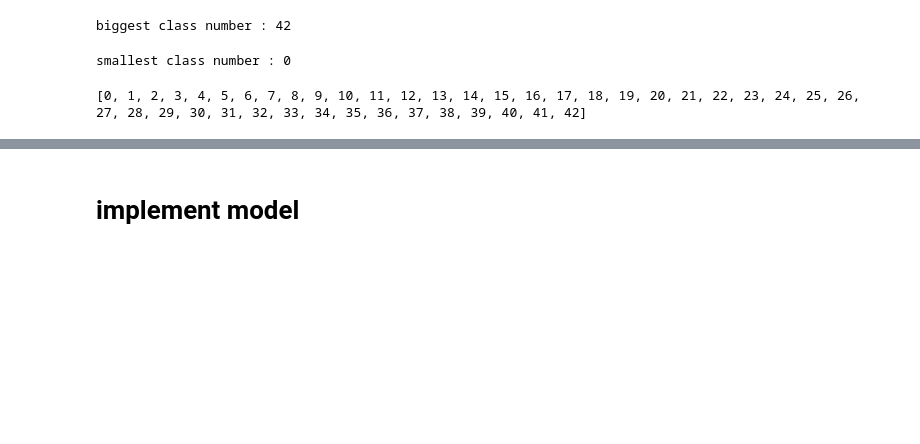
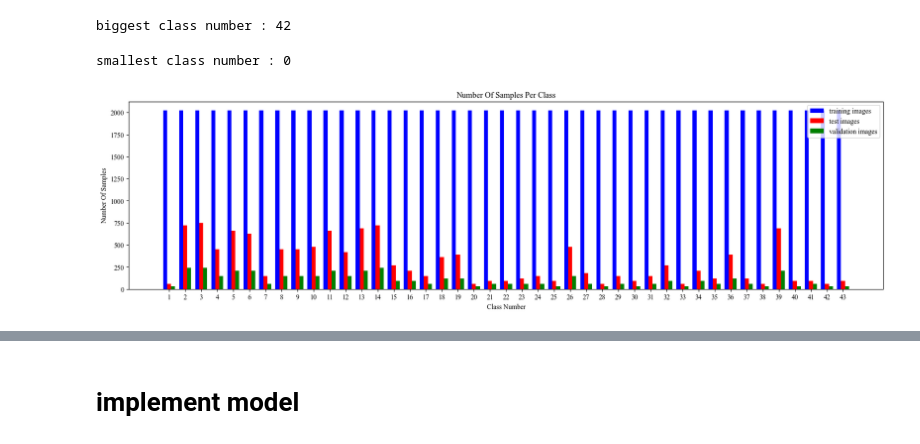
Before and after one commit to raheemahmedd/selected-2, a Jupyter notebook: traffic-signs-project.ipynb, the cells around one changed output, grey strips where cells are left out. Drawn from its saved outputs; the diff is of its cells as text; code cells hidden in the pictures; blank space fills up the shorter version.

```diff
--- a/traffic-signs-project.ipynb
+++ b/traffic-signs-project.ipynb
@@ -84,6 +84,9 @@ number of lables available for validation : 4410
 number of images available for validation : 4410
 total number of images per dataset  : 104029
 # %%
+y_train = data['y_train']
+y_test = data['y_test']
+y_validation = data['y_validation']
 data['y_train'] = to_categorical(data['y_train'], num_classes=43)
 data['y_validation'] = to_categorical(data['y_validation'], num_classes=43)
 data['x_train'] = data['x_train'].transpose(0, 2, 3, 1)
@@ -133,8 +136,32 @@ print('smallest class number :',data['y_test'].min())
 smallest class number : 0
 # %%
 ## YAHIA TAREK SHUGHLK HYBD2 MN HNA Y HNDSAAA
-a_list = list(range(0, 43))
+## YAHIA TAREK SHUGHLK HYBD2 MN HNA Y HNDSAAA
+test_num = []
+train_num = []
+validation_num = []
 
-print(a_list)
+for i in range(0, 43):
+    train_num.append(np.count_nonzero(y_train== i))
+    test_num.append(np.count_nonzero(y_test== i))
+    validation_num.append(np.count_nonzero(y_validation== i))
+
+x = range(1, 44)
+X_axis = np.arange(len(x))
+bar_width = 0.25
+
+plt.rcParams['figure.figsize'] = (20.0, 5.0) # Setting default size of plots
+plt.rcParams['image.interpolation'] = 'nearest'
+plt.rcParams['font.family'] = 'Times New Roman'
+
+plt.bar(X_axis, train_num, bar_width, color = "b", label = 'training images')
+plt.bar(X_axis + bar_width, test_num, bar_width, color = "r", label = 'test images')
+plt.bar(X_axis + bar_width*2, validation_num, bar_width, color = "g", label = 'validation images')
+plt.xticks(X_axis+bar_width, x)
+plt.ylabel("Number Of Samples")
+plt.xlabel("Class Number")
+plt.title("Number Of Samples Per Class")
+plt.legend()
+plt.show()
 # %% [output]
-[0, 1, 2, 3, 4, 5, 6, 7, 8, 9, 10, 11, 12, 13, 14, 15, 16, 17, 18, 19, 20, 21, 22, 23, 24, 25, 26, 27, 28, 29, 30, 31, 32, 33, 34, 35, 36, 37, 38, 39, 40, 41, 42]
+[figure, added]
```
Also changed, not shown: parts of 3 cells of this notebook.
